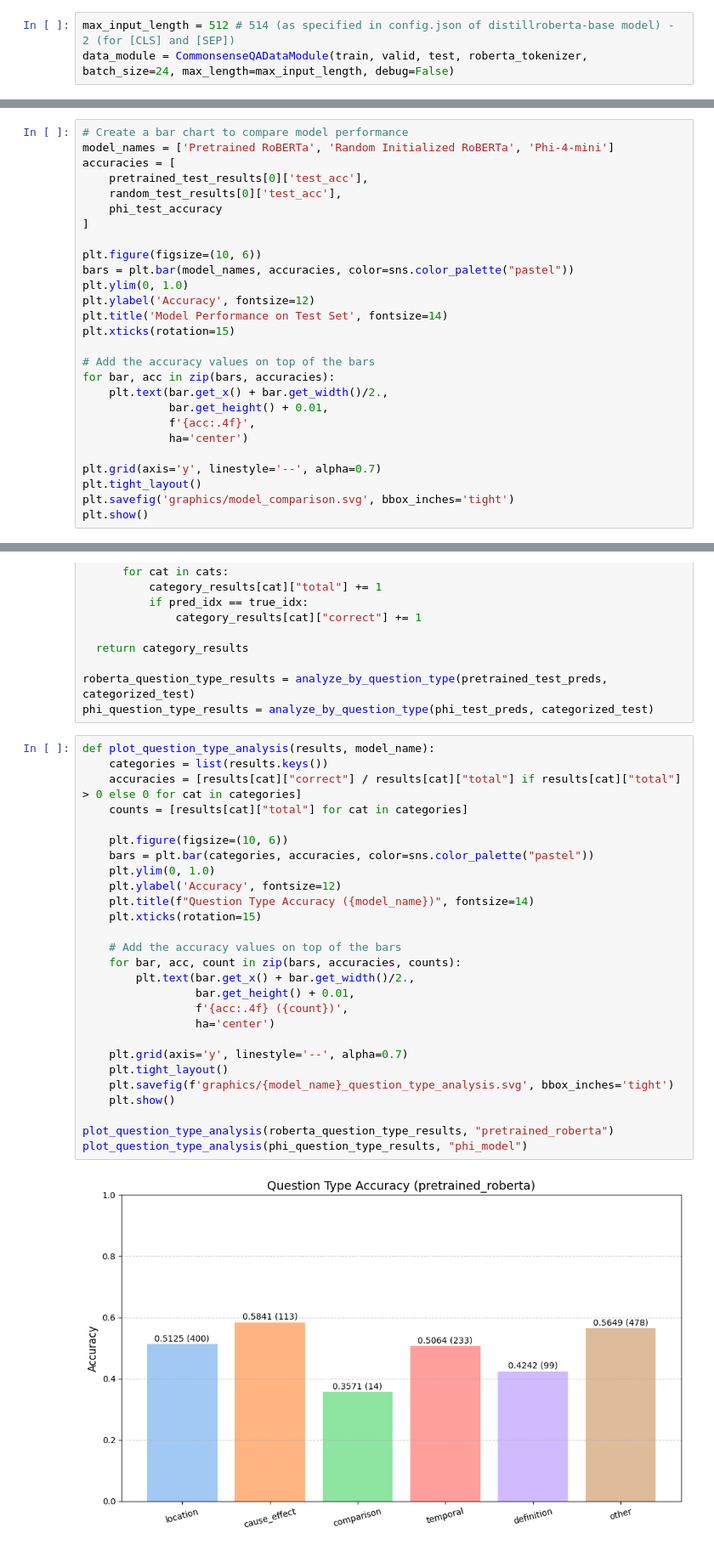
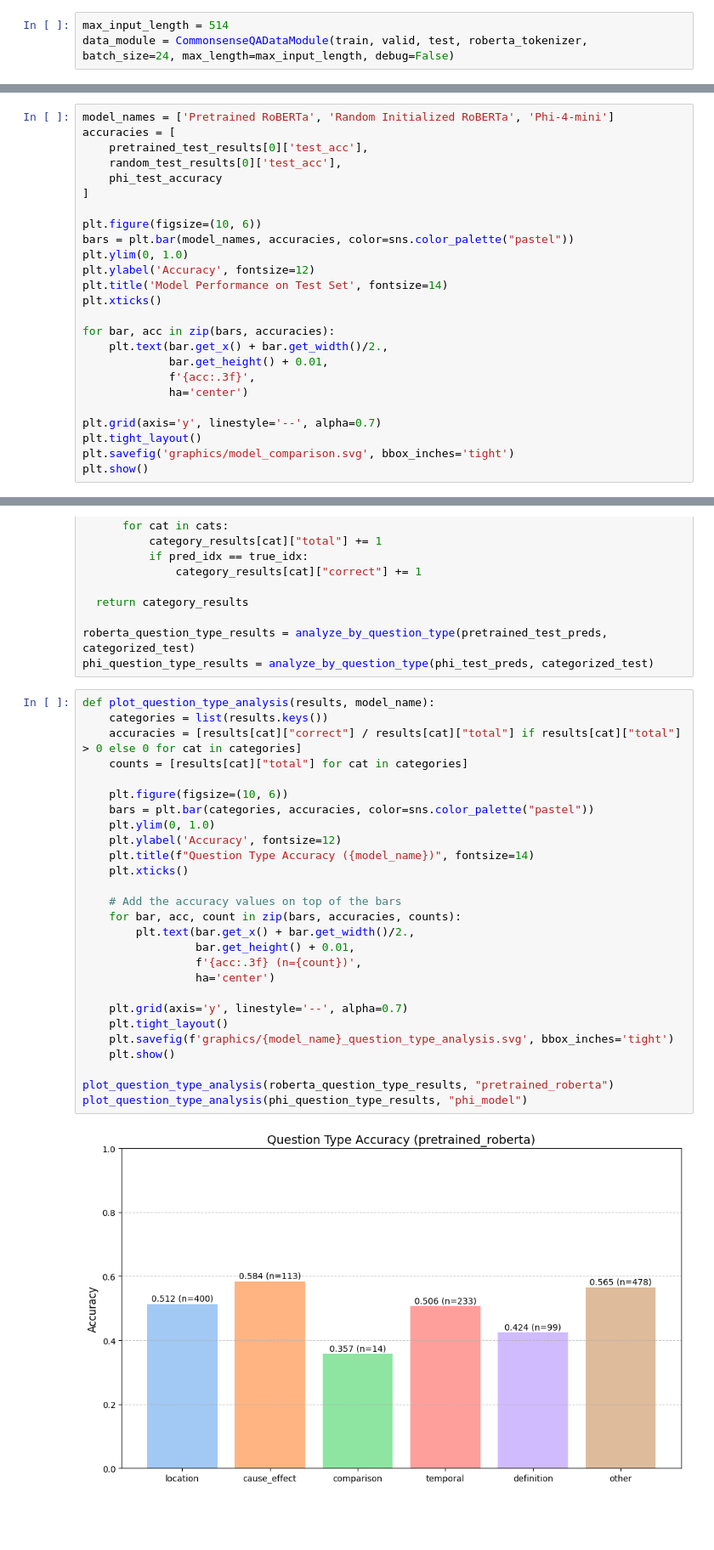
Before and after one commit to Davee02/HSLU.NLP, a Jupyter notebook: course_projects/project_2/project_2.ipynb, the cells around one changed output, grey strips where cells are left out. Shown at 85% size. Cells and saved outputs as stored; diff of their text form; blank space fills up the shorter version.

```diff
--- a/course_projects/project_2/project_2.ipynb
+++ b/course_projects/project_2/project_2.ipynb
@@ -477,7 +478,7 @@ class CommonsenseQADataModule(pl.LightningDataModule):
         )
         return loader
 # %%
-max_input_length = 512 # 514 (as specified in config.json of distillroberta-base model) - 2 (for [CLS] and [SEP])
+max_input_length = 514
 data_module = CommonsenseQADataModule(train, valid, test, roberta_tokenizer, batch_size=24, max_length=max_input_length, debug=False)
 # %% [markdown]
 ### Prepare Data for LLM
@@ -1294,5 +1283,4 @@ plt.show()
 # %%
-# Create a bar chart to compare model performance
 model_names = ['Pretrained RoBERTa', 'Random Initialized RoBERTa', 'Phi-4-mini']
 accuracies = [
     pretrained_test_results[0]['test_acc'],
@@ -1305,13 +1293,12 @@ bars = plt.bar(model_names, accuracies, color=sns.color_palette("pastel"))
 plt.ylim(0, 1.0)
 plt.ylabel('Accuracy', fontsize=12)
 plt.title('Model Performance on Test Set', fontsize=14)
-plt.xticks(rotation=15)
+plt.xticks()
 
-# Add the accuracy values on top of the bars
 for bar, acc in zip(bars, accuracies):
     plt.text(bar.get_x() + bar.get_width()/2.,
              bar.get_height() + 0.01,
-             f'{acc:.4f}',
+             f'{acc:.3f}',
              ha='center')
 
 plt.grid(axis='y', linestyle='--', alpha=0.7)
@@ -1411,29 +1459,29 @@ phi_question_type_results = analyze_by_question_type(phi_test_preds, categorized
 # %%
 def plot_question_type_analysis(results, model_name):
     categories = list(results.keys())
     accuracies = [results[cat]["correct"] / results[cat]["total"] if results[cat]["total"] > 0 else 0 for cat in categories]
     counts = [results[cat]["total"] for cat in categories]
 
     plt.figure(figsize=(10, 6))
     bars = plt.bar(categories, accuracies, color=sns.color_palette("pastel"))
     plt.ylim(0, 1.0)
     plt.ylabel('Accuracy', fontsize=12)
     plt.title(f"Question Type Accuracy ({model_name})", fontsize=14)
-    plt.xticks(rotation=15)
+    plt.xticks()
 
     # Add the accuracy values on top of the bars
     for bar, acc, count in zip(bars, accuracies, counts):
         plt.text(bar.get_x() + bar.get_width()/2.,
                  bar.get_height() + 0.01,
-                 f'{acc:.4f} ({count})',
+                 f'{acc:.3f} (n={count})',
                  ha='center')
 
     plt.grid(axis='y', linestyle='--', alpha=0.7)
     plt.tight_layout()
     plt.savefig(f'graphics/{model_name}_question_type_analysis.svg', bbox_inches='tight')
     plt.show()
 
 plot_question_type_analysis(roberta_question_type_results, "pretrained_roberta")
 plot_question_type_analysis(phi_question_type_results, "phi_model")
 # %% [output]
-[figure, old version]
+[figure, new version]
```
Also changed, not shown: parts of 44 cells of this notebook.
